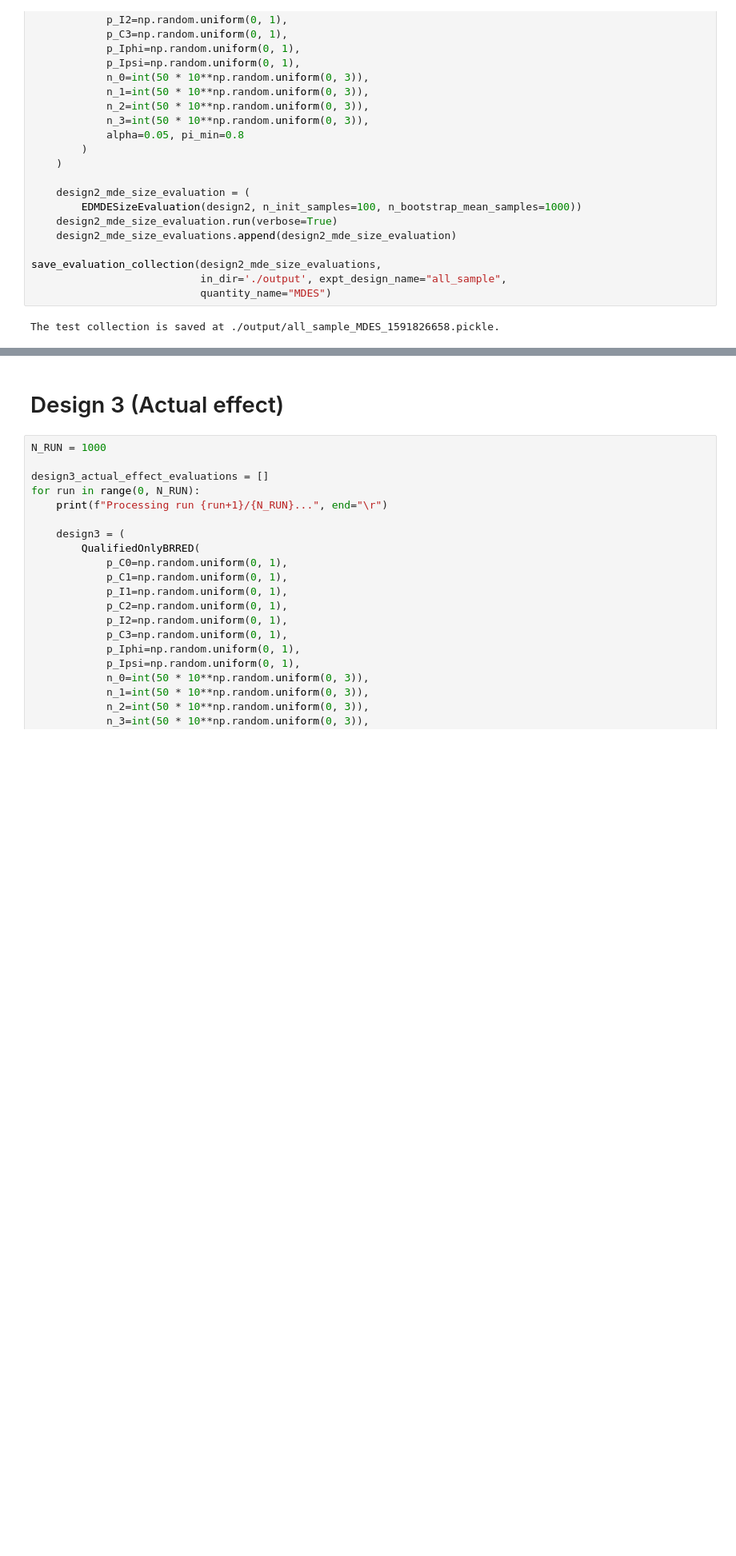
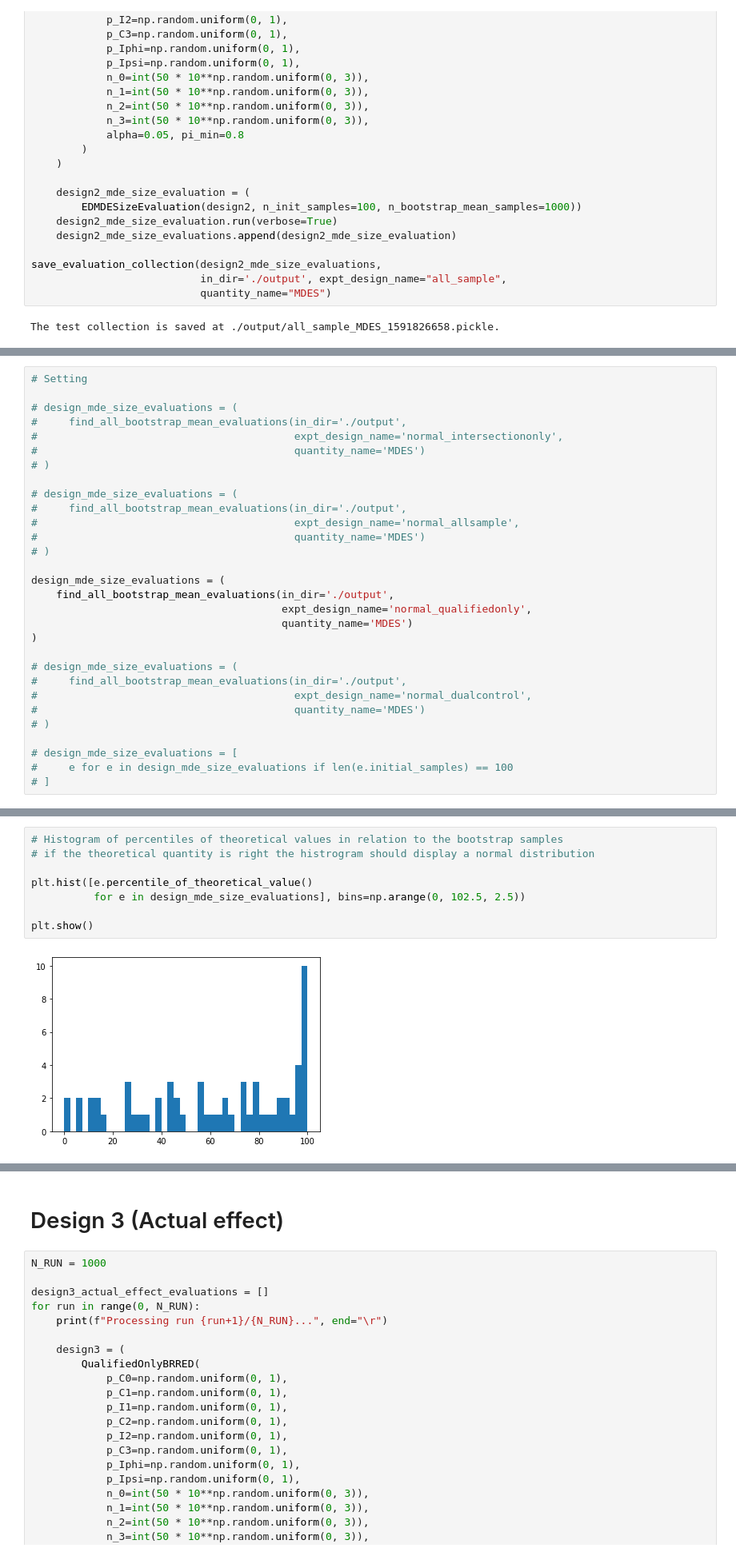
Before and after one commit to liuchbryan/experiment_design_evaluation, a Jupyter notebook: evaluate_theoretical_values.ipynb, the cells around one changed output, grey strips where cells are left out. Shown at 80% size. Cells and saved outputs as stored; diff of their text form; blank space fills up the shorter version.

```diff
--- a/evaluate_theoretical_values.ipynb
+++ b/evaluate_theoretical_values.ipynb
@@ -128,0 +127,30 @@ np.array([e.theoretical_value_within_centred_CI(0.025)
+# %%
+# Setting
+
+# design_mde_size_evaluations = (
+#     find_all_bootstrap_mean_evaluations(in_dir='./output',
+#                                         expt_design_name='normal_intersectiononly',
+#                                         quantity_name='MDES')
+# )
+
+# design_mde_size_evaluations = (
+#     find_all_bootstrap_mean_evaluations(in_dir='./output',
+#                                         expt_design_name='normal_allsample',
+#                                         quantity_name='MDES')
+# )
+
+design_mde_size_evaluations = (
+    find_all_bootstrap_mean_evaluations(in_dir='./output',
+                                        expt_design_name='normal_qualifiedonly',
+                                        quantity_name='MDES')
+)
+
+# design_mde_size_evaluations = (
+#     find_all_bootstrap_mean_evaluations(in_dir='./output',
+#                                         expt_design_name='normal_dualcontrol',
+#                                         quantity_name='MDES')
+# )
+
+# design_mde_size_evaluations = [
+#     e for e in design_mde_size_evaluations if len(e.initial_samples) == 100
+# ]
@@ -129 +167,11 @@ np.array([e.theoretical_value_within_centred_CI(0.025)
+# %%
+# Histogram of percentiles of theoretical values in relation to the bootstrap samples
+# if the theoretical quantity is right the histrogram should display a normal distribution
+
+plt.hist([e.percentile_of_theoretical_value()
+          for e in design_mde_size_evaluations], bins=np.arange(0, 102.5, 2.5))
+
+plt.show()
+# %% [output]
+[figure, added]
 # %%
```
Also changed, not shown: parts of 6 cells of this notebook, 4 other files.
